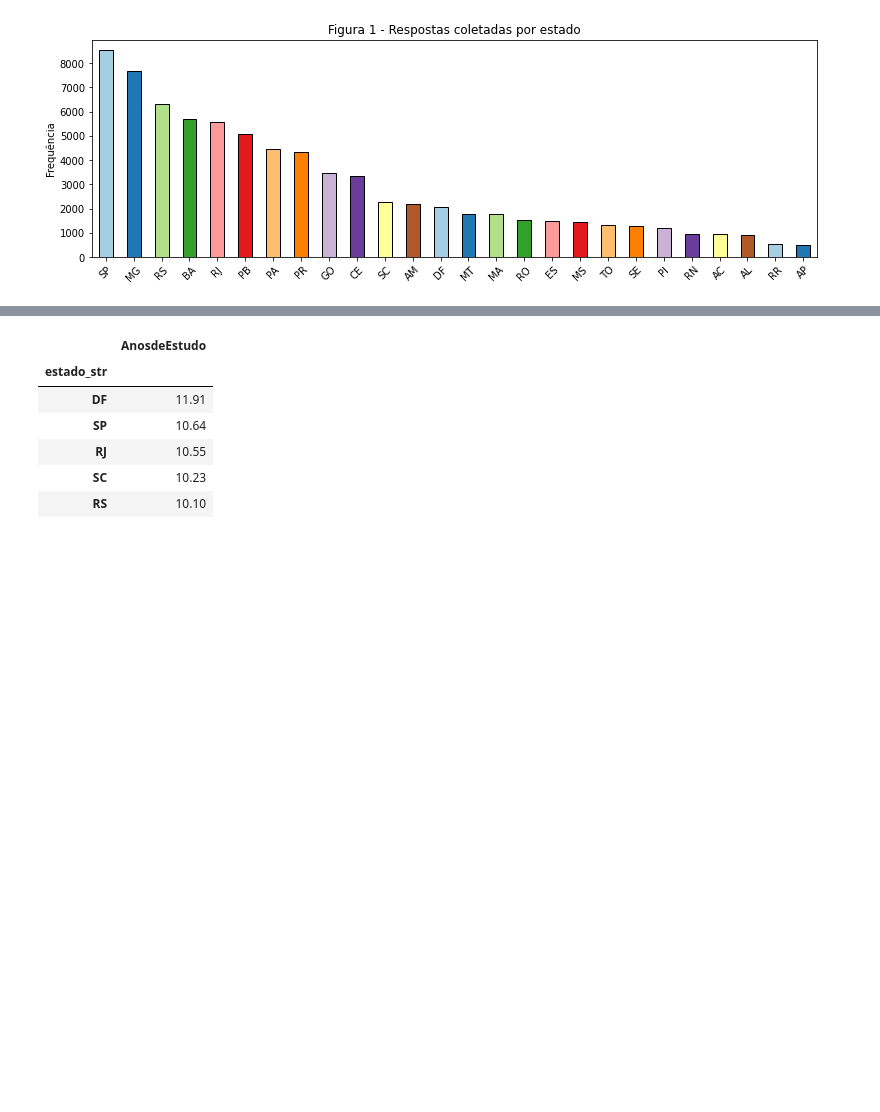
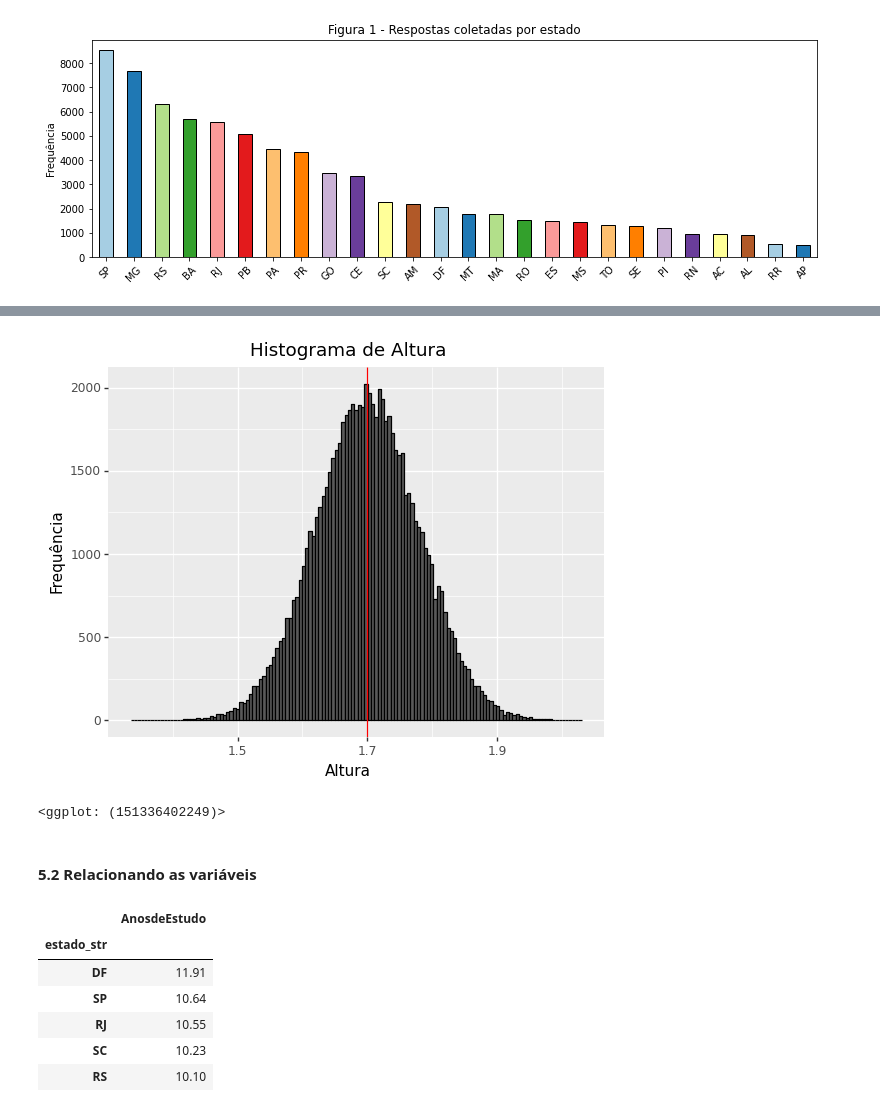
Before and after one commit to pedroogarcez/projeto_ibge, a Jupyter notebook: ibge_analise_de_dados.ipynb, the cells around one changed output, grey strips where cells are left out. Drawn from its saved outputs; the diff is of its cells as text; code cells hidden in the pictures; blank space fills up the shorter version.

```diff
--- a/ibge_analise_de_dados.ipynb
+++ b/ibge_analise_de_dados.ipynb
@@ -97,3 +104,14 @@ plt.ylabel('Frequência');
+# %%
+mean1 = np.mean(df['Altura'])
+(ggplot(df, aes(x = "Altura")) +
+ geom_histogram(color='black')+
+ geom_vline(df, aes(xintercept=mean1),color='red')+
+labs(y='Frequência',title='Histograma de Altura'))
+# %% [output]
+[figure, added]
+<ggplot: (151336402249)>
+# %% [markdown]
+#### 5.2 Relacionando as variáveis
 # %%
 # Analisando os estados com maiores médias de anos de estudo
 df[['estado_str','AnosdeEstudo']].groupby('estado_str').agg('mean').sort_values(by='AnosdeEstudo', ascending=False).head(5)
```
Also changed, not shown: parts of 11 cells of this notebook.
